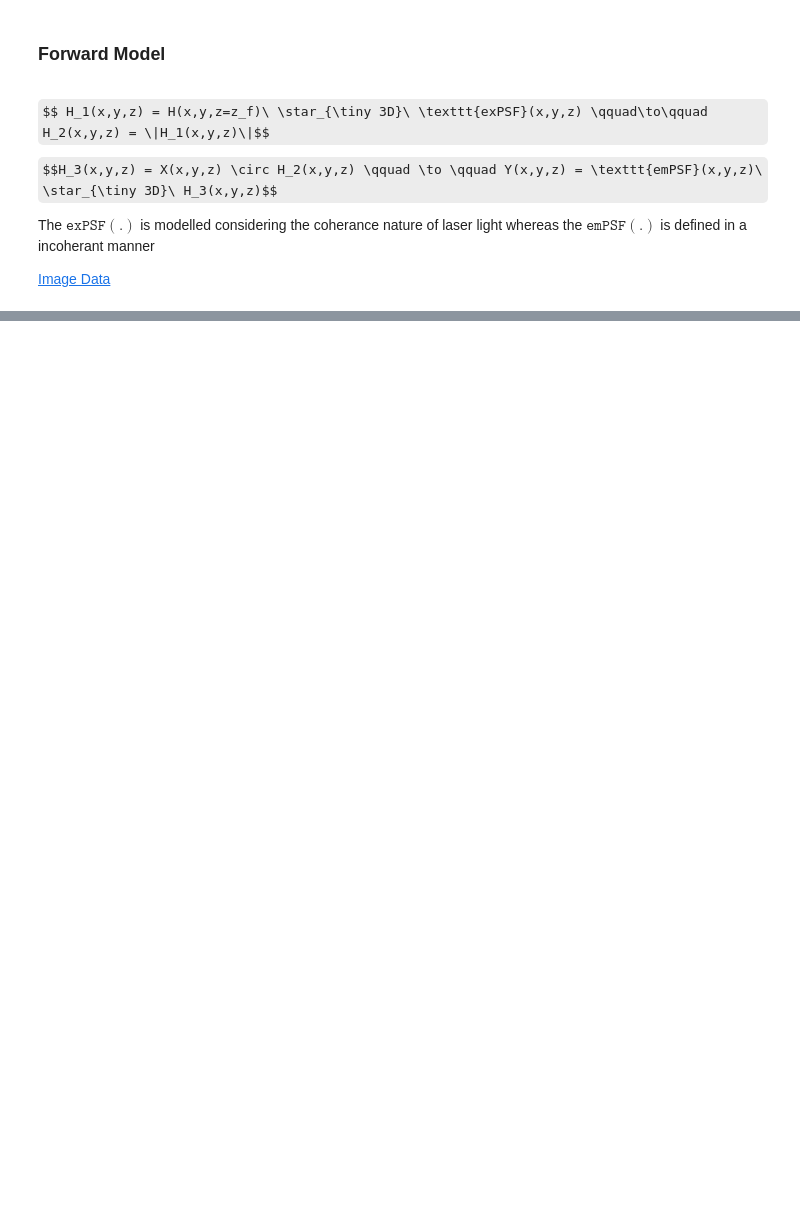
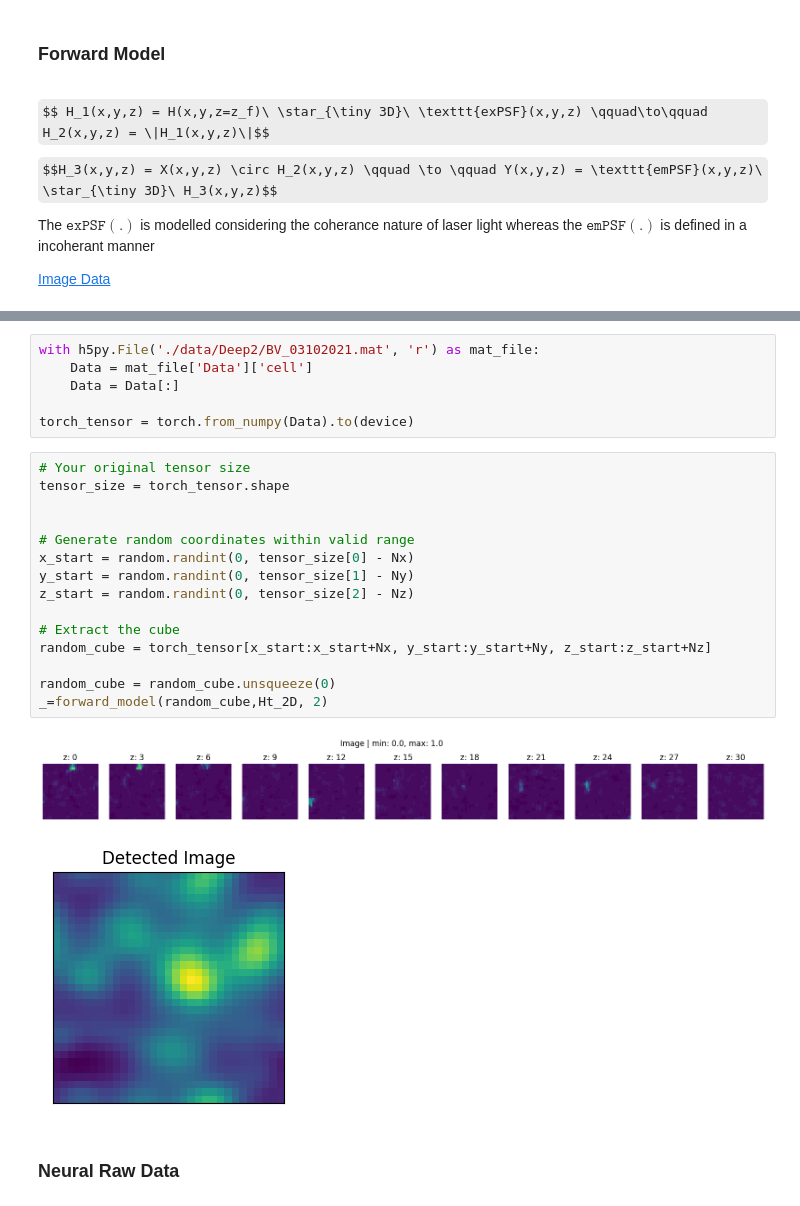
Before and after one commit to sanjith1999/FRIS, a Jupyter notebook: forward_model/forward_model.ipynb, the cells around one changed output, grey strips where cells are left out. Drawn from its saved outputs; the diff is of its cells as text; some formulas as TeX source; blank space fills up the shorter version.

```diff
--- a/forward_model/forward_model.ipynb
+++ b/forward_model/forward_model.ipynb
@@ -246,0 +317,26 @@ det_Y = Y[round(Nz/2),:,:]
+# %%
+with h5py.File('./data/Deep2/BV_03102021.mat', 'r') as mat_file:
+    Data = mat_file['Data']['cell']
+    Data = Data[:]
+
+torch_tensor = torch.from_numpy(Data).to(device)
+# %%
+# Your original tensor size
+tensor_size = torch_tensor.shape
+
+
+# Generate random coordinates within valid range
+x_start = random.randint(0, tensor_size[0] - Nx)
+y_start = random.randint(0, tensor_size[1] - Ny)
+z_start = random.randint(0, tensor_size[2] - Nz)
+
+# Extract the cube
+random_cube = torch_tensor[x_start:x_start+Nx, y_start:y_start+Ny, z_start:z_start+Nz]
+
+random_cube = random_cube.unsqueeze(0)
+_=forward_model(random_cube,Ht_2D, 2)
+# %% [output]
+[figure, added]
+[figure, added]
+# %% [markdown]
+### Neural Raw Data
```
Also changed, not shown: parts of 26 cells of this notebook.
